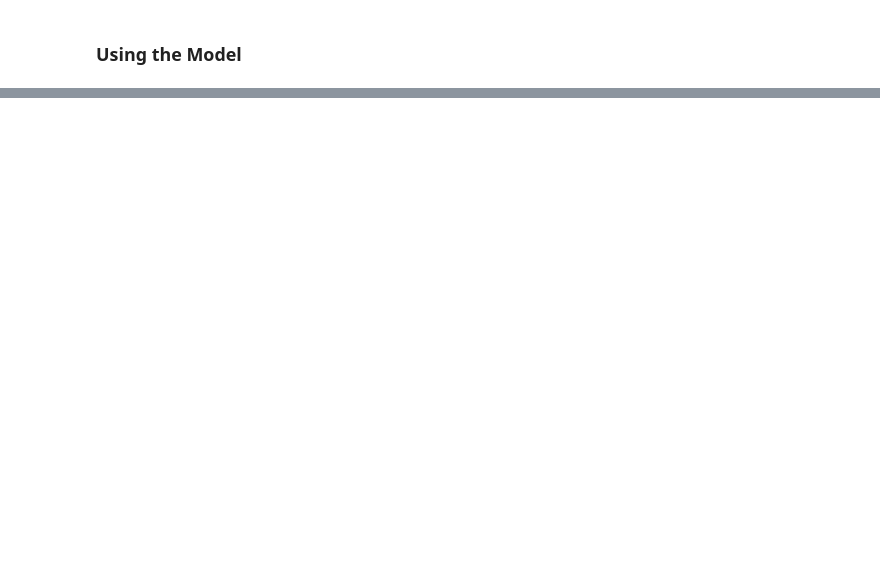
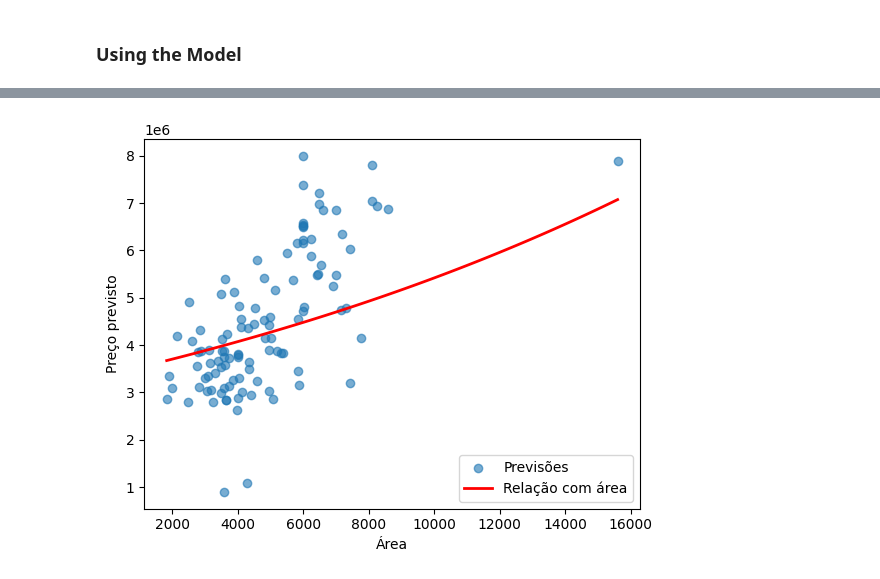
Before and after one commit to bruno-lima98/ml-zoomcamp-homework, a Jupyter notebook: 01-classes/02-regression/03-house_price_regression.ipynb, the cells around one changed output, grey strips where cells are left out. Drawn from its saved outputs; the diff is of its cells as text; code cells hidden in the pictures; blank space fills up the shorter version.

```diff
--- a/01-classes/02-regression/03-house_price_regression.ipynb
+++ b/01-classes/02-regression/03-house_price_regression.ipynb
@@ -310,0 +323,42 @@ plt.scatter(np.expm1(y_test),np.expm1(y_pred_test),alpha=0.6)
+# %%
+import numpy as np
+import matplotlib.pyplot as plt
+
+# Supondo:
+# - X_test é um array NumPy (shape: [n_amostras, n_features])
+# - df_test['area'] é a coluna com a área original
+# - w0 é o intercepto
+# - w é o vetor de coeficientes
+# - y_pred_test já foi calculado
+
+# índice da coluna 'area' no X_test
+idx_area = 0   # <- ajuste se 'area' não for a primeira coluna
+
+# valores de área para desenhar a curva
+x_sorted = np.linspace(df_test['area'].min(), df_test['area'].max(), 100)
+
+# médias das features
+means = X_test.mean(axis=0)
+
+# cria matriz repetida (todas as linhas iguais às médias)
+X_line = np.tile(means, (len(x_sorted), 1))
+
+# substitui a coluna 'area' pelos valores variando
+X_line[:, idx_area] = x_sorted
+
+# calcula previsões da reta
+y_line = w0 + X_line.dot(w)
+y_line = np.expm1(y_line)
+
+# scatter dos pontos reais previstos
+plt.scatter(df_test['area'], np.expm1(y_pred_test), alpha=0.6, label="Previsões")
+
+# plota a curva em função da área
+plt.plot(x_sorted, y_line, color="red", linewidth=2, label="Relação com área")
+
+plt.xlabel("Área")
+plt.ylabel("Preço previsto")
+plt.legend()
+plt.show()
+# %% [output]
+[figure, added]
```
Also changed, not shown: parts of 13 cells of this notebook.
